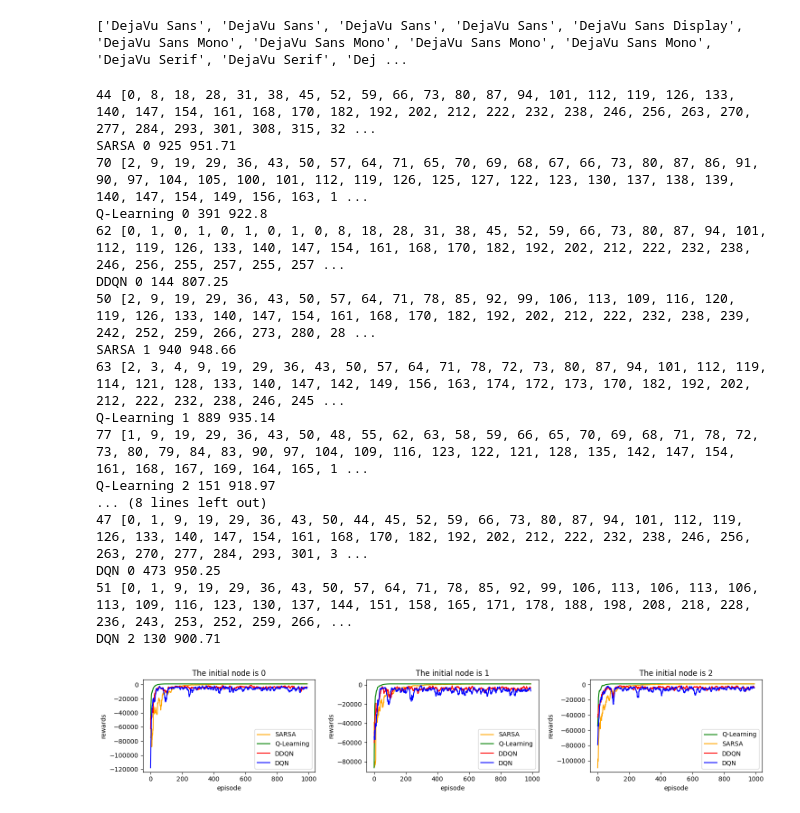
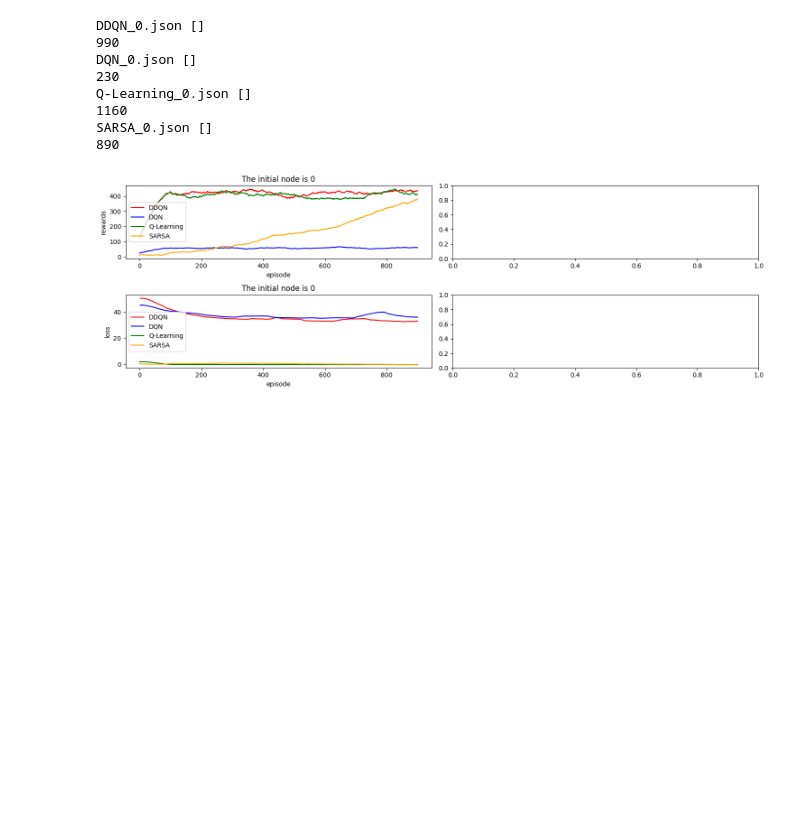
Before and after one commit to lhys-lhyn/SUS-RL, a Jupyter notebook: 读取 json 画图.ipynb, the cells around one changed output. Drawn from its saved outputs; the diff is of its cells as text; code cells hidden in the pictures; blank space fills up the shorter version.

```diff
--- a/读取 json 画图.ipynb
+++ b/读取 json 画图.ipynb
@@ -6,14 +6,3 @@ import pandas as pd
 import matplotlib.pyplot as plt
 # %%
 RESULT_PATH = 'result'
-# %%
-# 把字体文件迁移到 matplotlib 字体目录下
-import matplotlib
-print(matplotlib.get_data_path())
-def make_ttf_exists(name):
-    new_path = os.path.join(matplotlib.get_data_path(), 'fonts', 'ttf', name)
-    if not os.path.exists(new_path) or not os.path.getsize(new_path):
-        with open(new_path, 'wb') as w, open(name, 'rb') as r:
-            w.write(r.read())
-for name in ['times.ttf', 'SimSun.ttf']:
-    make_ttf_exists(name)
@@ -22,68 +9,39 @@ for name in ['times.ttf', 'SimSun.ttf']:
-# %%
-import matplotlib.font_manager as fm
-# 清理并重建字体缓存
-fm._load_fontmanager()
-# 查看可用字体
-available_fonts = sorted([f.name for f in fm.fontManager.ttflist])
-print(available_fonts)
-# %% [output]
-['DejaVu Sans', 'DejaVu Sans', 'DejaVu Sans', 'DejaVu Sans', 'DejaVu Sans Display', 'DejaVu Sans Mono', 'DejaVu Sans Mono', 'DejaVu Sans Mono', 'DejaVu Sans Mono', 'DejaVu Serif', 'DejaVu Serif', 'Dej ...
 # %%
 def moving_average(x, w):
     return np.convolve(x, np.ones(w), 'valid') / w
 # %%
 cmap = {
     'DQN': 'b',
     'DDQN': 'r',
     'SARSA': 'orange',
     'Q-Learning': 'g'
 }
 
-figure, ax_list = plt.subplots(1, 3, figsize=(15, 3))
-
-appoint_node = 317
+figure, ax_list = plt.subplots(2, 2, figsize=(15, 5))
 
 for name in os.listdir(RESULT_PATH):
-    try:
-        agent, start_node, end_node = name.split('.')[0].split('_')
-        # if batch != appointed_batch:
-        #     continue
-    except:
-        # if not appointed_batch:
-        #     agent, start_node = name.split('.')[0].split('_')
-        # else:
-            continue
-    # if agent not in ['SARSA', 'Q-Learning']: continue
-    start_node, end_node = map(int, (start_node, end_node))
-    if end_node != appoint_node: continue
+#     if name != 'Q-Learning_0.json': continue
+    agent, start_node = name.split('.')[0].split('_')
+    start_node = int(start_node)
     with open(os.path.join(RESULT_PATH, name)) as f:
         data = json.load(f)
-        print(len(data['best_path']), data['best_path'])
-        print(agent, start_node, data['rewards'].index(max(data['rewards'])), round(max(data['rewards']), 2))
-        for row, ylabel in enumerate(['rewards']):
-            ax = ax_list[start_node]
-            ax.plot(moving_average(data[ylabel], 10), color=cmap[agent], label=agent)
+        print(name, data['best_path'])
+        print(max(data['rewards']))
+        for row, ylabel in enumerate(['rewards', 'loss']):
+            ax = ax_list[row, start_node]
+            ax.plot(moving_average(data[ylabel], 100), color=cmap[agent], label=agent)
             ax.set_xlabel('episode')
             ax.set_ylabel(ylabel)
             ax.set_title(f'The initial node is {start_node}')
             ax.legend()
 figure.tight_layout()
 # %% [output]
-44 [0, 8, 18, 28, 31, 38, 45, 52, 59, 66, 73, 80, 87, 94, 101, 112, 119, 126, 133, 140, 147, 154, 161, 168, 170, 182, 192, 202, 212, 222, 232, 238, 246, 256, 263, 270, 277, 284, 293, 301, 308, 315, 32 ...
-SARSA 0 925 951.71
-70 [2, 9, 19, 29, 36, 43, 50, 57, 64, 71, 65, 70, 69, 68, 67, 66, 73, 80, 87, 86, 91, 90, 97, 104, 105, 100, 101, 112, 119, 126, 125, 127, 122, 123, 130, 137, 138, 139, 140, 147, 154, 149, 156, 163, 1 ...
-Q-Learning 0 391 922.8
-62 [0, 1, 0, 1, 0, 1, 0, 1, 0, 8, 18, 28, 31, 38, 45, 52, 59, 66, 73, 80, 87, 94, 101, 112, 119, 126, 133, 140, 147, 154, 161, 168, 170, 182, 192, 202, 212, 222, 232, 238, 246, 256, 255, 257, 255, 257 ...
-DDQN 0 144 807.25
-50 [2, 9, 19, 29, 36, 43, 50, 57, 64, 71, 78, 85, 92, 99, 106, 113, 109, 116, 120, 119, 126, 133, 140, 147, 154, 161, 168, 170, 182, 192, 202, 212, 222, 232, 238, 239, 242, 252, 259, 266, 273, 280, 28 ...
-SARSA 1 940 948.66
-63 [2, 3, 4, 9, 19, 29, 36, 43, 50, 57, 64, 71, 78, 72, 73, 80, 87, 94, 101, 112, 119, 114, 121, 128, 133, 140, 147, 142, 149, 156, 163, 174, 172, 173, 170, 182, 192, 202, 212, 222, 232, 238, 246, 245 ...
-Q-Learning 1 889 935.14
-77 [1, 9, 19, 29, 36, 43, 50, 48, 55, 62, 63, 58, 59, 66, 65, 70, 69, 68, 71, 78, 72, 73, 80, 79, 84, 83, 90, 97, 104, 109, 116, 123, 122, 121, 128, 135, 142, 147, 154, 161, 168, 167, 169, 164, 165, 1 ...
-Q-Learning 2 151 918.97
-... (8 lines left out)
-47 [0, 1, 9, 19, 29, 36, 43, 50, 44, 45, 52, 59, 66, 73, 80, 87, 94, 101, 112, 119, 126, 133, 140, 147, 154, 161, 168, 170, 182, 192, 202, 212, 222, 232, 238, 246, 256, 263, 270, 277, 284, 293, 301, 3 ...
-DQN 0 473 950.25
-51 [0, 1, 9, 19, 29, 36, 43, 50, 57, 64, 71, 78, 85, 92, 99, 106, 113, 106, 113, 106, 113, 109, 116, 123, 130, 137, 144, 151, 158, 165, 171, 178, 188, 198, 208, 218, 228, 236, 243, 253, 252, 259, 266, ...
-DQN 2 130 900.71
+DDQN_0.json []
+990
+DQN_0.json []
+230
+Q-Learning_0.json []
+1160
+SARSA_0.json []
+890
-[figure, old version]
+[figure, new version]
```
Also changed, not shown: parts of 2 cells of this notebook, 12 other files.
